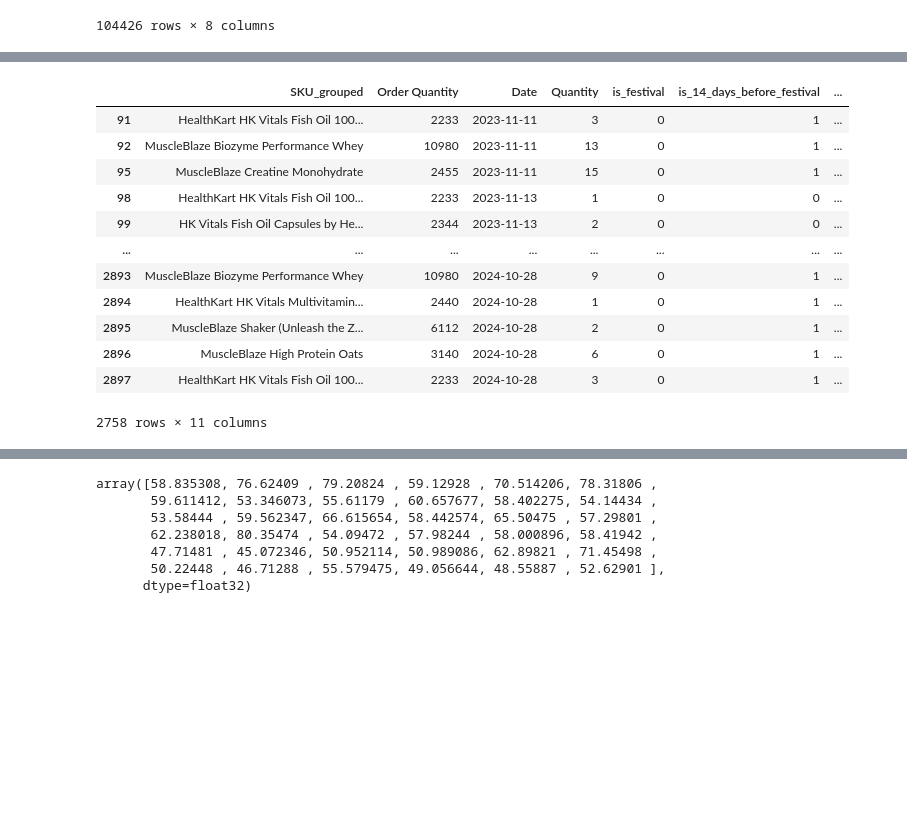
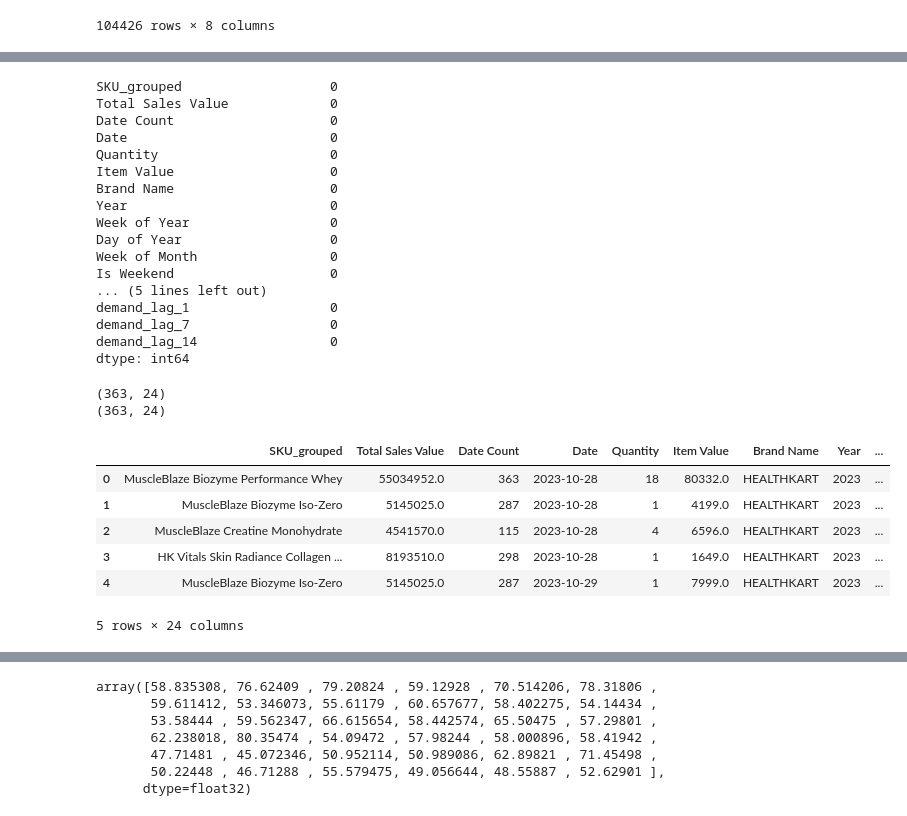
Before and after one commit to Dimpleraj1991/PicknDal, a Jupyter notebook: Day_forecastor.ipynb, the cells around one changed output, grey strips where cells are left out. Saved outputs shown, nothing was run; the diff lists cells and outputs as text; code cells hidden in the pictures; blank space fills up the shorter version.

```diff
--- a/Day_forecastor.ipynb
+++ b/Day_forecastor.ipynb
@@ -31,11 +35,12 @@ sales_data=sales_data.explode('SKU Name',ignore_index=True)
 sales_data['SKU_grouped']=sales_data['SKU Name'].str.split(',',expand=True)[0]
 sales_data['Order Date & Time']=pd.to_datetime(sales_data['Order Date & Time'])
 sales_data['Date']=sales_data['Order Date & Time'].dt.date
-sales_data_grouped=sales_data.groupby(['SKU_grouped','Date']).agg({'Quantity':'sum'}).reset_index()
+sales_data_grouped=sales_data.groupby(['SKU_grouped','Date']).agg({'Quantity':'sum',"Item Value":"sum","Brand Name":"first"}).reset_index()
 sales_data_grouped=sales_data_grouped.sort_values('Date')
-sales_data_grouped_select=sales_data.groupby(['SKU_grouped']).agg({'Quantity':'sum'}).reset_index()
+sales_data_grouped_select=sales_data.groupby(['SKU_grouped']).agg({'Item Value':'sum',"Date":'nunique'}).reset_index()
 
-sales_data_grouped_select=sales_data_grouped_select.rename(columns={'Quantity': 'Order Quantity'})
-sales_data_grouped_select=sales_data_grouped_select.sort_values(by='Order Quantity',ascending=False)
+sales_data_grouped_select=sales_data_grouped_select.rename(columns={'Item Value': 'Total Sales Value',"Date":'Date Count'})
+sales_data_grouped_select=sales_data_grouped_select.sort_values(by=['Total Sales Value','Date Count'],ascending=[False,False])
 sales_data_grouped_select=sales_data_grouped_select.head(10)
 sales_data_grouped_select=sales_data_grouped_select.merge(sales_data_grouped,on='SKU_grouped',how='left')
+sales_data_grouped_select
@@ -44 +138,3 @@ sales_data_grouped_select=sales_data_grouped_select.sort_values('Date')
+# %%
+sales_data_grouped_select['Date']=pd.to_datetime(sales_data_grouped_select['Date'])
 # %%
@@ -71,19 +191,0 @@ sales_data_grouped_select
-# %%
-#Add 14 days before festival
-sales_data_grouped_select['is_14_days_before_festival']=0
-for date in festival_df['Date']:
-    sales_data_grouped_select.loc[
-        (sales_data_grouped_select['Date']>=date - pd.Timedelta(days=14)) & (sales_data_grouped_select['Date']<date),
-         'is_14_days_before_festival']=1
-
-#Add 7 days before festival
-sales_data_grouped_select['is_7_days_before_festival']=0
-for date in festival_df['Date']:
-    sales_data_grouped_select.loc[
-        (sales_data_grouped_select['Date']>=date-pd.Timedelta(days=7)) & (sales_data_grouped_select['Date']<date),
-         'is_7_days_before_festival']=1
-
-
-#Lag features
-for lag in [1,7,14]:
-    sales_data_grouped_select[f'demand_lag_{lag}']=sales_data_grouped_select.groupby('SKU_grouped')['Quantity'].shift(lag)
@@ -104,23 +192,42 @@ dtype: object
+# %%
+sales_data_grouped_select.fillna(0,inplace=True)
+sales_data_grouped_select.isna().sum()
+# %% [output]
+SKU_grouped                   0
+Total Sales Value             0
+Date Count                    0
+Date                          0
+Quantity                      0
+Item Value                    0
+Brand Name                    0
+Year                          0
+Week of Year                  0
+Day of Year                   0
+Week of Month                 0
+Is Weekend                    0
+... (5 lines left out)
+demand_lag_1                  0
+demand_lag_7                  0
+demand_lag_14                 0
+dtype: int64
 # %%
 #Add rolling statics
 sales_data_grouped_select['rolling mean 7']=sales_data_grouped_select.groupby('SKU_grouped')['Quantity'].shift(1).rolling(window=7).mean()
 sales_data_grouped_select['rolling std 7']=sales_data_grouped_select.groupby('SKU_grouped')['Quantity'].shift(1).rolling(window=7).std()
 sales_data_grouped_select['Date']=pd.to_datetime(sales_data_grouped_select['Date'])
 sales_data_grouped_select['day of week']=sales_data_grouped_select['Date'].dt.dayofweek
 sales_data_grouped_select['day of month']=sales_data_grouped_select['Date'].dt.month
-sales_data_grouped_select=sales_data_grouped_select.dropna()
-sales_data_grouped_select
+print(sales_data_grouped_select[sales_data_grouped_select['SKU_grouped']=="MuscleBlaze Biozyme Performance Whey"].shape)
+sales_data_grouped_select.fillna(0,inplace=True)
+print(sales_data_grouped_select[sales_data_grouped_select['SKU_grouped']=="MuscleBlaze Biozyme Performance Whey"].shape)
+sales_data_grouped_select.head()
 # %% [output]
+(363, 24)
+(363, 24)
-|  | SKU_grouped | Order Quantity | Date | Quantity | is_festival | is_14_days_before_festival | ... |
-| 91 | HealthKart HK Vitals Fish Oil 100... | 2233 | 2023-11-11 | 3 | 0 | 1 | ... |
-| 92 | MuscleBlaze Biozyme Performance Whey | 10980 | 2023-11-11 | 13 | 0 | 1 | ... |
-| 95 | MuscleBlaze Creatine Monohydrate | 2455 | 2023-11-11 | 15 | 0 | 1 | ... |
-| 98 | HealthKart HK Vitals Fish Oil 100... | 2233 | 2023-11-13 | 1 | 0 | 0 | ... |
-| 99 | HK Vitals Fish Oil Capsules by He... | 2344 | 2023-11-13 | 2 | 0 | 0 | ... |
-| ... | ... | ... | ... | ... | ... | ... | ... |
-| 2893 | MuscleBlaze Biozyme Performance Whey | 10980 | 2024-10-28 | 9 | 0 | 1 | ... |
-| 2894 | HealthKart HK Vitals Multivitamin... | 2440 | 2024-10-28 | 1 | 0 | 1 | ... |
-| 2895 | MuscleBlaze Shaker (Unleash the Z... | 6112 | 2024-10-28 | 2 | 0 | 1 | ... |
-| 2896 | MuscleBlaze High Protein Oats | 3140 | 2024-10-28 | 6 | 0 | 1 | ... |
-| 2897 | HealthKart HK Vitals Fish Oil 100... | 2233 | 2024-10-28 | 3 | 0 | 1 | ... |
+|  | SKU_grouped | Total Sales Value | Date Count | Date | Quantity | Item Value | Brand Name | Year | ... |
+| 0 | MuscleBlaze Biozyme Performance Whey | 55034952.0 | 363 | 2023-10-28 | 18 | 80332.0 | HEALTHKART | 2023 | ... |
+| 1 | MuscleBlaze Biozyme Iso-Zero | 5145025.0 | 287 | 2023-10-28 | 1 | 4199.0 | HEALTHKART | 2023 | ... |
+| 2 | MuscleBlaze Creatine Monohydrate | 4541570.0 | 115 | 2023-10-28 | 4 | 6596.0 | HEALTHKART | 2023 | ... |
+| 3 | HK Vitals Skin Radiance Collagen ... | 8193510.0 | 298 | 2023-10-28 | 1 | 1649.0 | HEALTHKART | 2023 | ... |
+| 4 | MuscleBlaze Biozyme Iso-Zero | 5145025.0 | 287 | 2023-10-29 | 1 | 7999.0 | HEALTHKART | 2023 | ... |
-2758 rows × 11 columns
+5 rows × 24 columns
```
Also changed, not shown: parts of 23 cells of this notebook.
